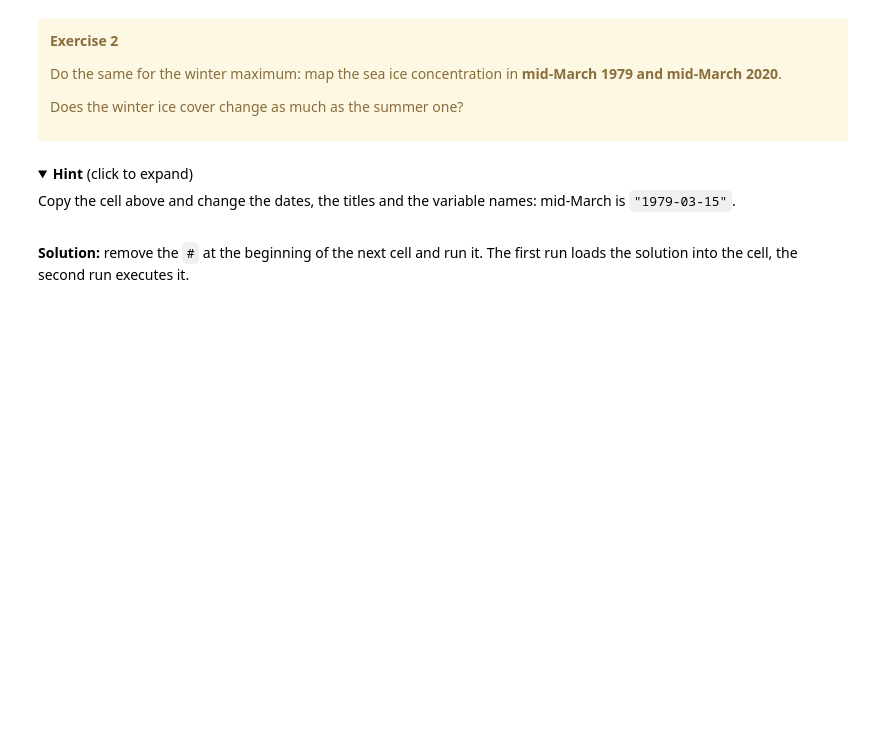
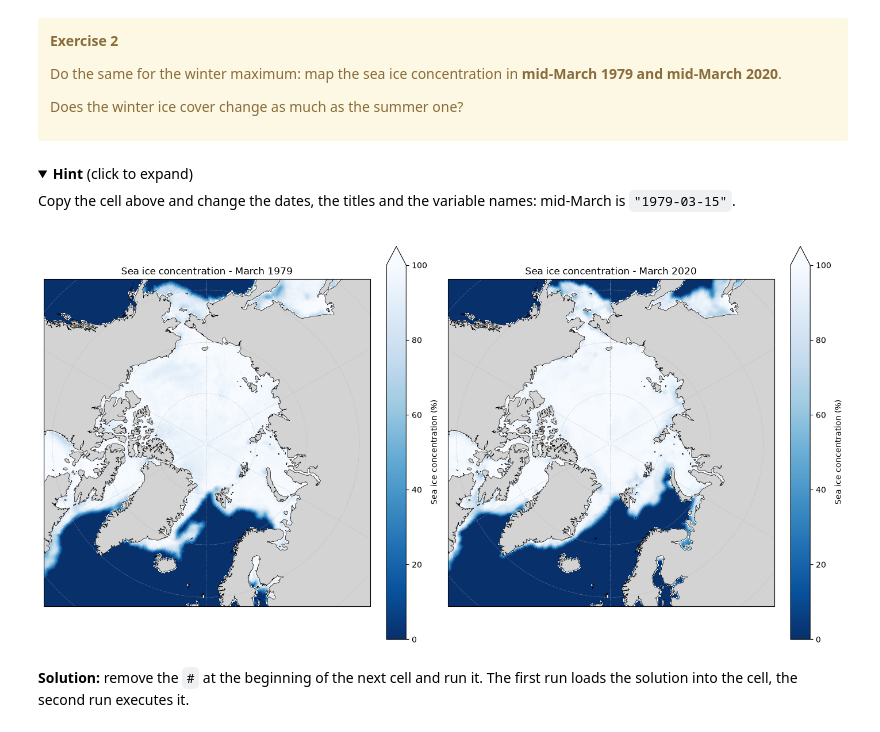
Before and after one commit to gkoenig-mercator/Training_Toolbox, a Jupyter notebook: ARCTBX-03-open-read.ipynb, the cells around one changed output. Drawn from its saved outputs; the diff is of its cells as text; code cells hidden in the pictures; folded sections open; blank space fills up the shorter version.

```diff
--- a/ARCTBX-03-open-read.ipynb
+++ b/ARCTBX-03-open-read.ipynb
@@ -336,6 +429,33 @@ Copy the cell above and change the dates, the titles and the variable names: mid
 </details>
 # %%
 # Write your code here
+ax_left, ax_right = create_two_arctic_maps()
+
+# Left: March 1979
+march_1979 = sea_ice["ice_conc"].sel(time="1979-03-15", method="nearest")
+plot_arctic_map(
+    march_1979,
+    "Sea ice concentration - March 1979",
+    ax=ax_left,
+    step=1,
+    cmap="Blues_r", vmin=0, vmax=100,
+    cbar_kwargs={"label": "Sea ice concentration (%)"},
+)
+
+# Right: March 2020
+march_2020 = sea_ice["ice_conc"].sel(time="2020-03-15", method="nearest")
+plot_arctic_map(
+    march_2020,
+    "Sea ice concentration - March 2020",
+    ax=ax_right,
+    step=1,
+    cmap="Blues_r", vmin=0, vmax=100,
+    cbar_kwargs={"label": "Sea ice concentration (%)"},
+)
+
+plt.show()
+# %% [output]
+[figure, added]
 # %% [markdown]
 **Solution:** remove the `#` at the beginning of the next cell and run it. The first run loads the solution into the cell, the second run executes it.
 # %%
```
Also changed, not shown: parts of 22 cells of this notebook, 6 other files.
